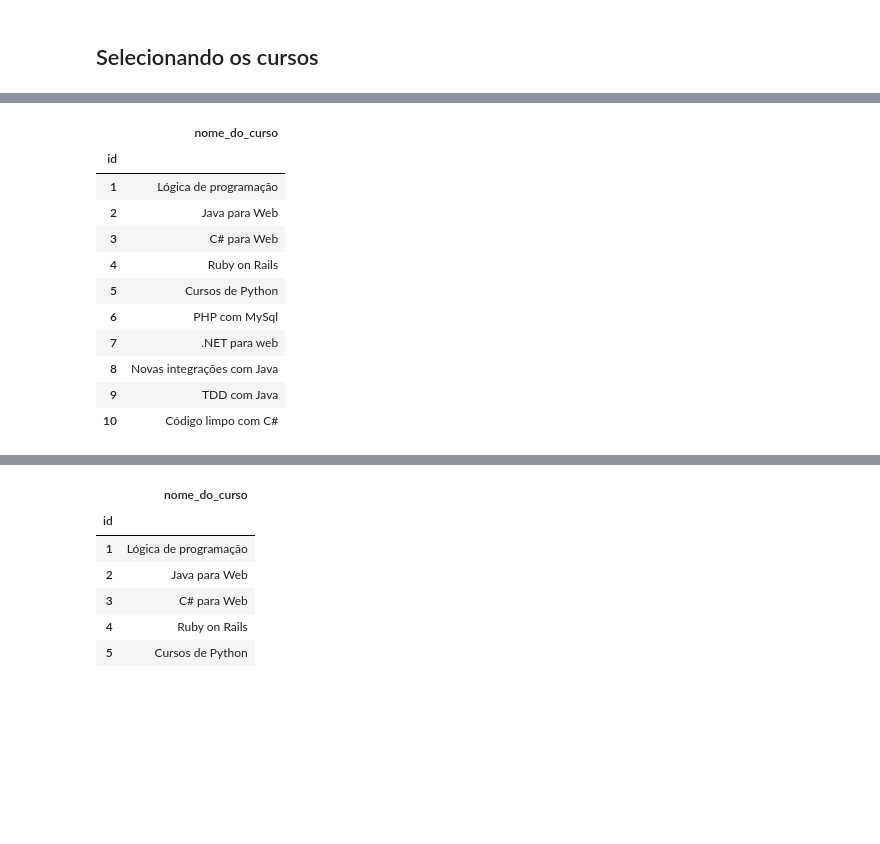
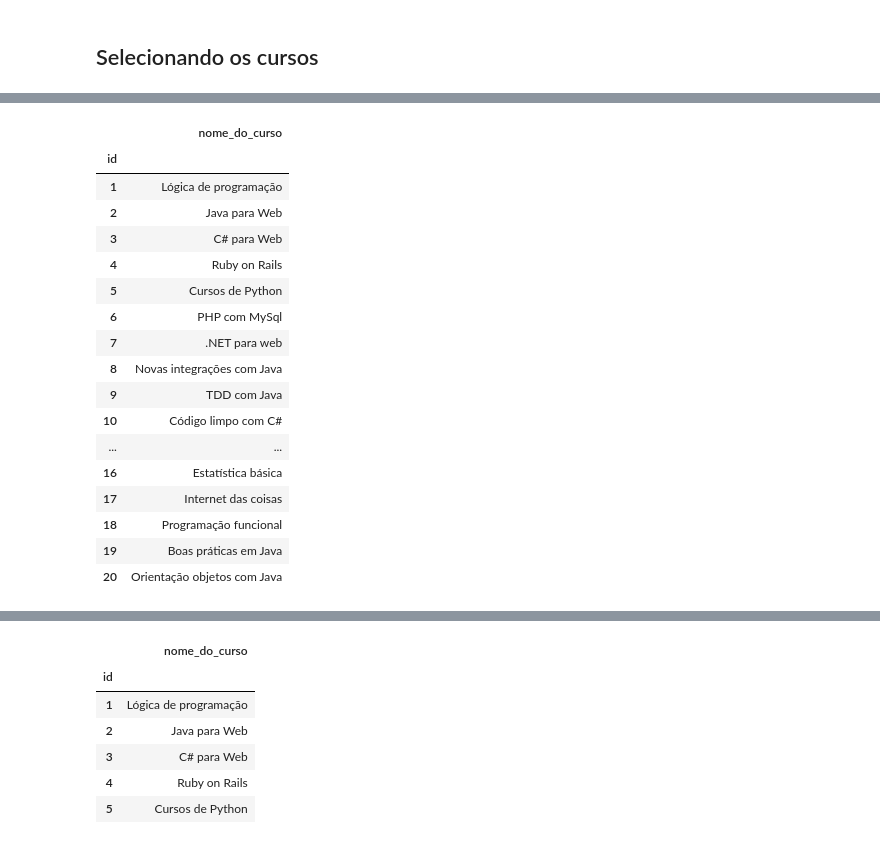
Before and after one commit to DacioMP/python_para_data_science, a Jupyter notebook: pandas_formatos_diferentes_de_entrada_e_saida/aulas.ipynb, the cells around one changed output, grey strips where cells are left out. Cells and saved outputs as stored; diff of their text form; code cells hidden in the pictures; blank space fills up the shorter version.

```diff
--- a/pandas_formatos_diferentes_de_entrada_e_saida/aulas.ipynb
+++ b/pandas_formatos_diferentes_de_entrada_e_saida/aulas.ipynb
@@ -297,18 +311,24 @@ nomes.sample(5)
 # %%
-cursos.head(10)
+cursos.head(20)
 # %% [output]
 |  | nome_do_curso |
 | id |  |
 | 1 | Lógica de programação |
 | 2 | Java para Web |
 | 3 | C# para Web |
 | 4 | Ruby on Rails |
 | 5 | Cursos de Python |
 | 6 | PHP com MySql |
 | 7 | .NET para web |
 | 8 | Novas integrações com Java |
 | 9 | TDD com Java |
 | 10 | Código limpo com C# |
+| ... | ... |
+| 16 | Estatística básica |
+| 17 | Internet das coisas |
+| 18 | Programação funcional |
+| 19 | Boas práticas em Java |
+| 20 | Orientação objetos com Java |
 # %%
 todas_matriculas = []
 x = np.random.rand(20)
```
Also changed, not shown: parts of 36 cells of this notebook, 1 other file.
